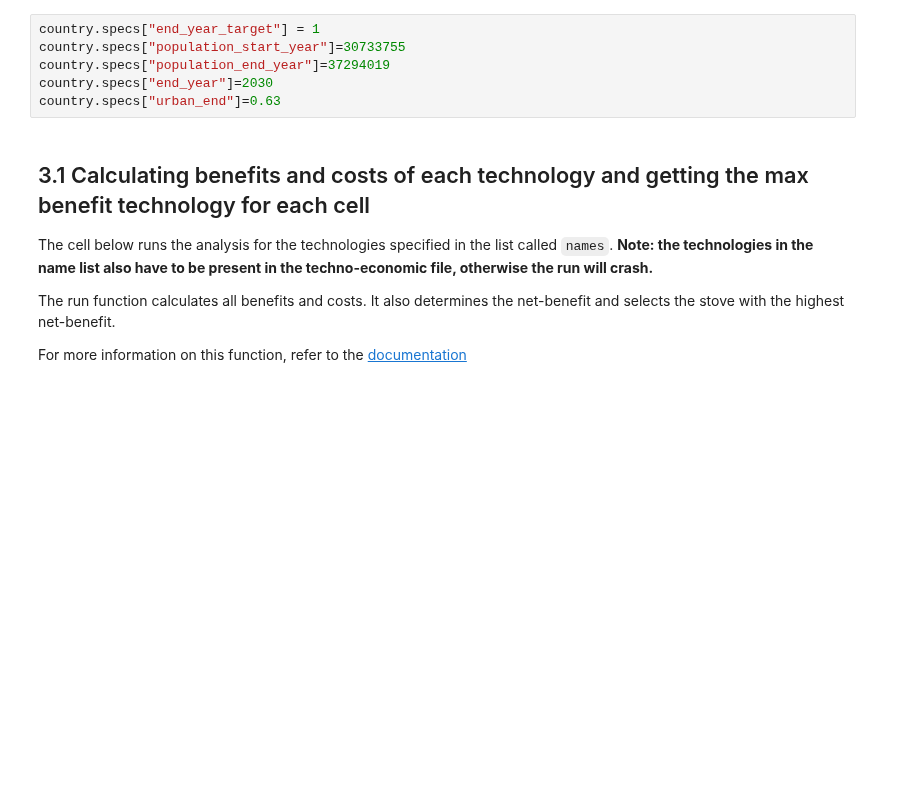
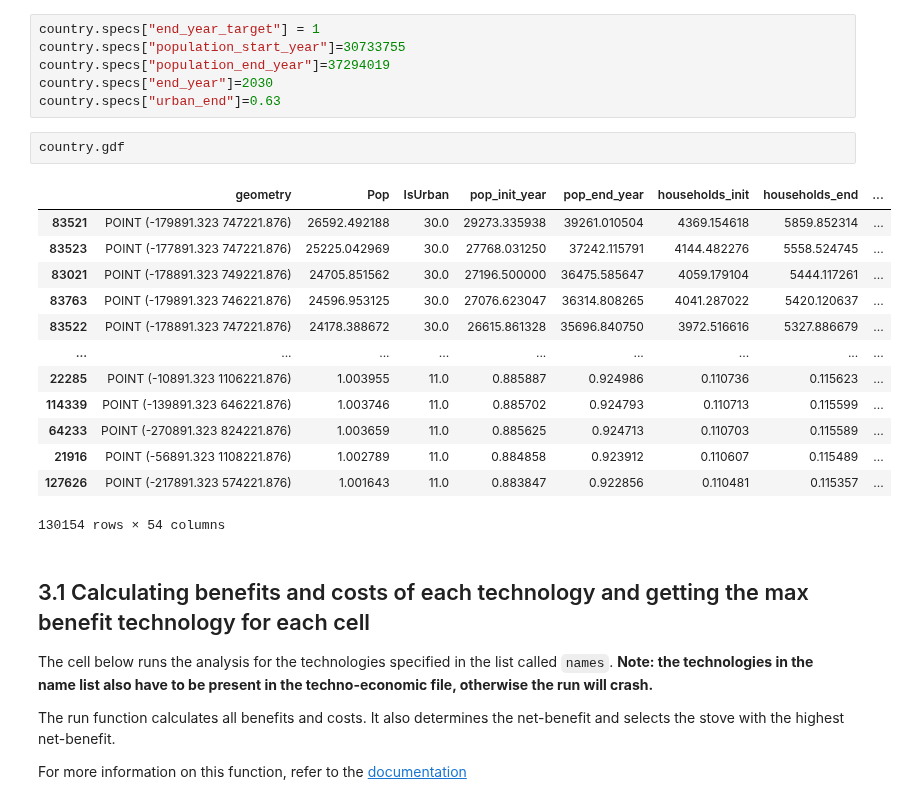
Before and after one commit to Open-Source-Spatial-Clean-Cooking-Tool/OnStove, a Jupyter notebook: example/OnStove_notebook.ipynb, the cells around one changed output. Drawn from its saved outputs; the diff is of its cells as text; blank space fills up the shorter version.

```diff
--- a/example/OnStove_notebook.ipynb
+++ b/example/OnStove_notebook.ipynb
@@ -411,6 +411,22 @@ country.specs["population_start_year"]=30733755
 country.specs["population_end_year"]=37294019
 country.specs["end_year"]=2030
 country.specs["urban_end"]=0.63
+# %%
+country.gdf
+# %% [output]
+|  | geometry | Pop | IsUrban | pop_init_year | pop_end_year | households_init | households_end | ... |
+| 83521 | POINT (-179891.323 747221.876) | 26592.492188 | 30.0 | 29273.335938 | 39261.010504 | 4369.154618 | 5859.852314 | ... |
+| 83523 | POINT (-177891.323 747221.876) | 25225.042969 | 30.0 | 27768.031250 | 37242.115791 | 4144.482276 | 5558.524745 | ... |
+| 83021 | POINT (-178891.323 749221.876) | 24705.851562 | 30.0 | 27196.500000 | 36475.585647 | 4059.179104 | 5444.117261 | ... |
+| 83763 | POINT (-179891.323 746221.876) | 24596.953125 | 30.0 | 27076.623047 | 36314.808265 | 4041.287022 | 5420.120637 | ... |
+| 83522 | POINT (-178891.323 747221.876) | 24178.388672 | 30.0 | 26615.861328 | 35696.840750 | 3972.516616 | 5327.886679 | ... |
+| ... | ... | ... | ... | ... | ... | ... | ... | ... |
+| 22285 | POINT (-10891.323 1106221.876) | 1.003955 | 11.0 | 0.885887 | 0.924986 | 0.110736 | 0.115623 | ... |
+| 114339 | POINT (-139891.323 646221.876) | 1.003746 | 11.0 | 0.885702 | 0.924793 | 0.110713 | 0.115599 | ... |
+| 64233 | POINT (-270891.323 824221.876) | 1.003659 | 11.0 | 0.885625 | 0.924713 | 0.110703 | 0.115589 | ... |
+| 21916 | POINT (-56891.323 1108221.876) | 1.002789 | 11.0 | 0.884858 | 0.923912 | 0.110607 | 0.115489 | ... |
+| 127626 | POINT (-217891.323 574221.876) | 1.001643 | 11.0 | 0.883847 | 0.922856 | 0.110481 | 0.115357 | ... |
+130154 rows × 54 columns
 # %% [markdown]
 ## 3.1 Calculating benefits and costs of each technology and getting the max benefit technology for each cell
 
```
Also changed, not shown: parts of 5 cells of this notebook, 2 other files.
